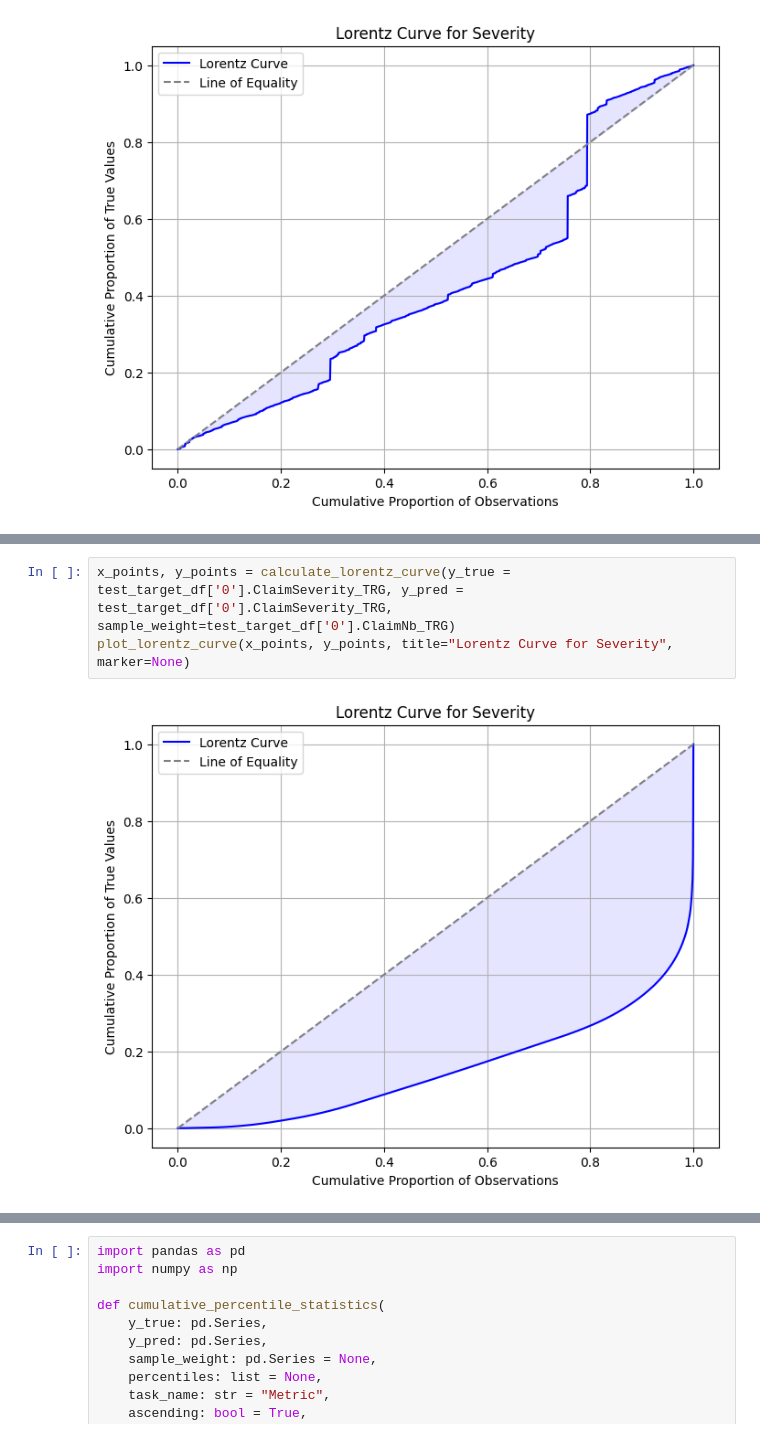
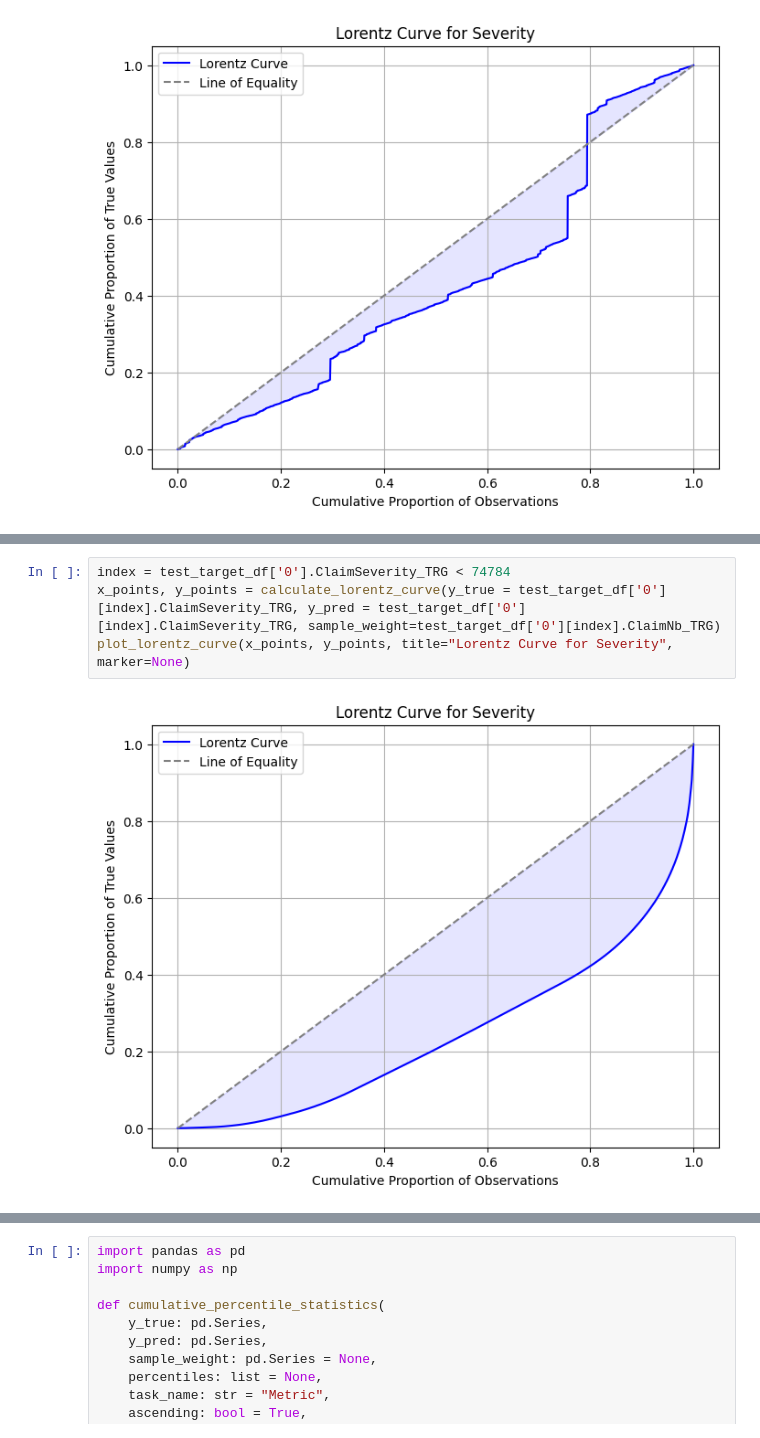
Before and after one commit to krzpiesiewicz/claim-modelling-kedro, a Jupyter notebook: claim_modelling_kedro/notebooks/dev_results_analysis.ipynb, the cells around one changed output, grey strips where cells are left out. Drawn from its saved outputs; the diff is of its cells as text.

```diff
--- a/claim_modelling_kedro/notebooks/dev_results_analysis.ipynb
+++ b/claim_modelling_kedro/notebooks/dev_results_analysis.ipynb
@@ -706,5 +877,6 @@ plot_lorentz_curve(x_points, y_points, title="Lorentz Curve for Severity", marke
 # %%
-x_points, y_points = calculate_lorentz_curve(y_true = test_target_df['0'].ClaimSeverity_TRG, y_pred = test_target_df['0'].ClaimSeverity_TRG, sample_weight=test_target_df['0'].ClaimNb_TRG)
+index = test_target_df['0'].ClaimSeverity_TRG < 74784
+x_points, y_points = calculate_lorentz_curve(y_true = test_target_df['0'][index].ClaimSeverity_TRG, y_pred = test_target_df['0'][index].ClaimSeverity_TRG, sample_weight=test_target_df['0'][index].ClaimNb_TRG)
 plot_lorentz_curve(x_points, y_points, title="Lorentz Curve for Severity", marker=None)
 # %% [output]
-[figure, old version]
+[figure, new version]
```
Also changed, not shown: parts of 47 cells of this notebook, 3 other files.
